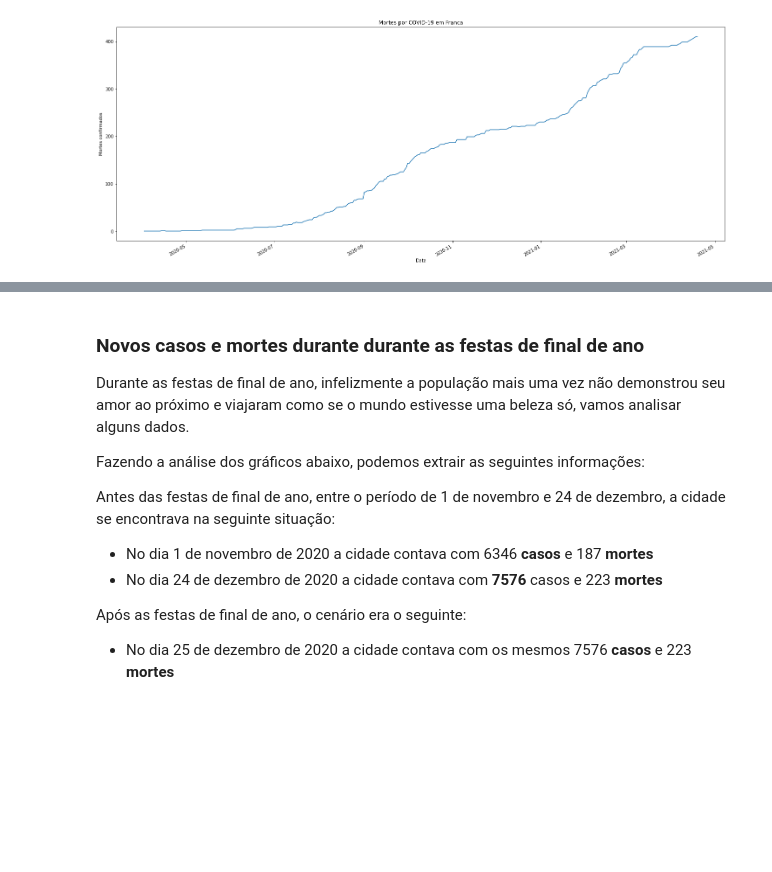
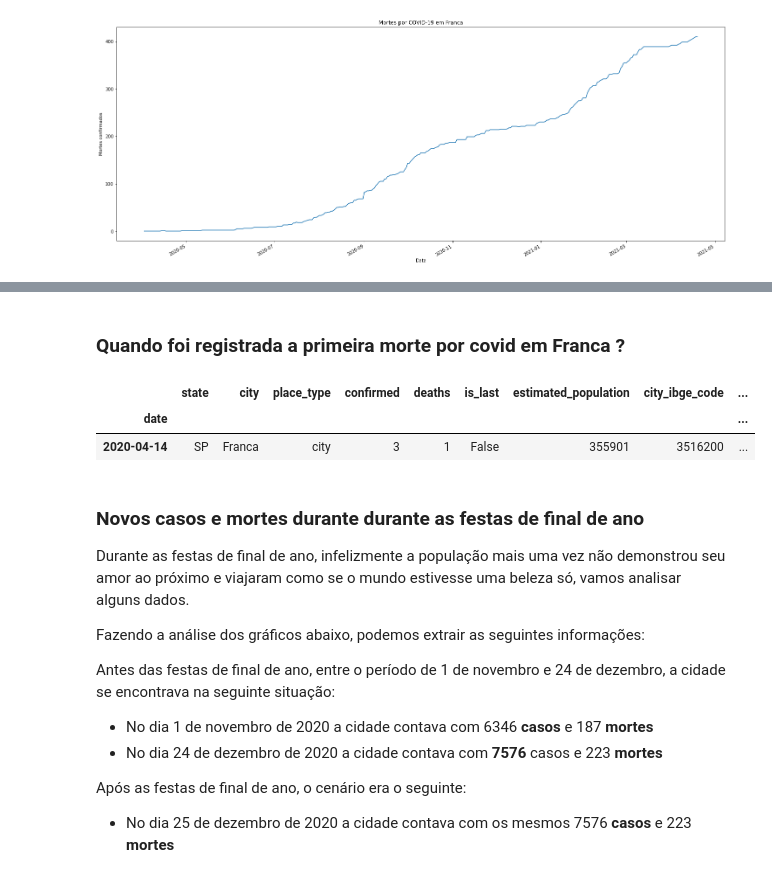
Before and after one commit to teixeiragthiago/portfolio, a Jupyter notebook: Analisando_os_dados_da_Covid_19_em_Franca.ipynb, the cells around one changed output, grey strips where cells are left out. Drawn from its saved outputs; the diff is of its cells as text; code cells hidden in the pictures; blank space fills up the shorter version.

```diff
--- a/Analisando_os_dados_da_Covid_19_em_Franca.ipynb
+++ b/Analisando_os_dados_da_Covid_19_em_Franca.ipynb
@@ -163,3 +173,11 @@ plt.show()
+# %% [markdown]
+### Quando foi registrada a primeira morte por covid em Franca ?
+# %%
+df.loc[df.deaths > 0].head(1)
+# %% [output]
+|  | state | city | place_type | confirmed | deaths | is_last | estimated_population | city_ibge_code | ... |
+| date |  |  |  |  |  |  |  |  | ... |
+| 2020-04-14 | SP | Franca | city | 3 | 1 | False | 355901 | 3516200 | ... |
 # %% [markdown]
 ### Novos casos e mortes durante durante as festas de final de ano
 
```
Also changed, not shown: parts of 5 cells of this notebook.
